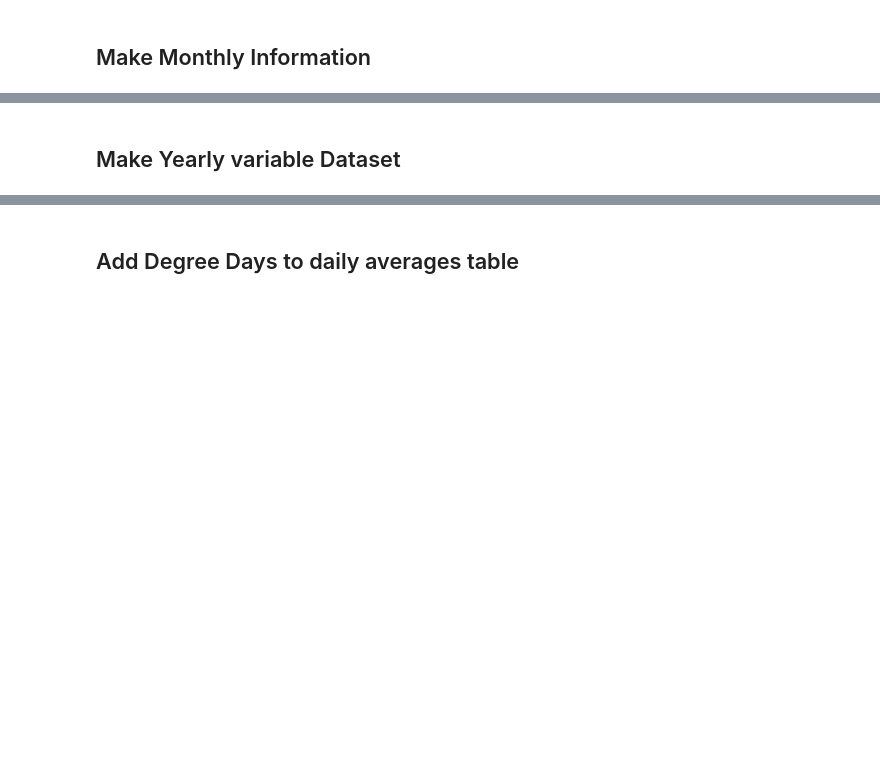
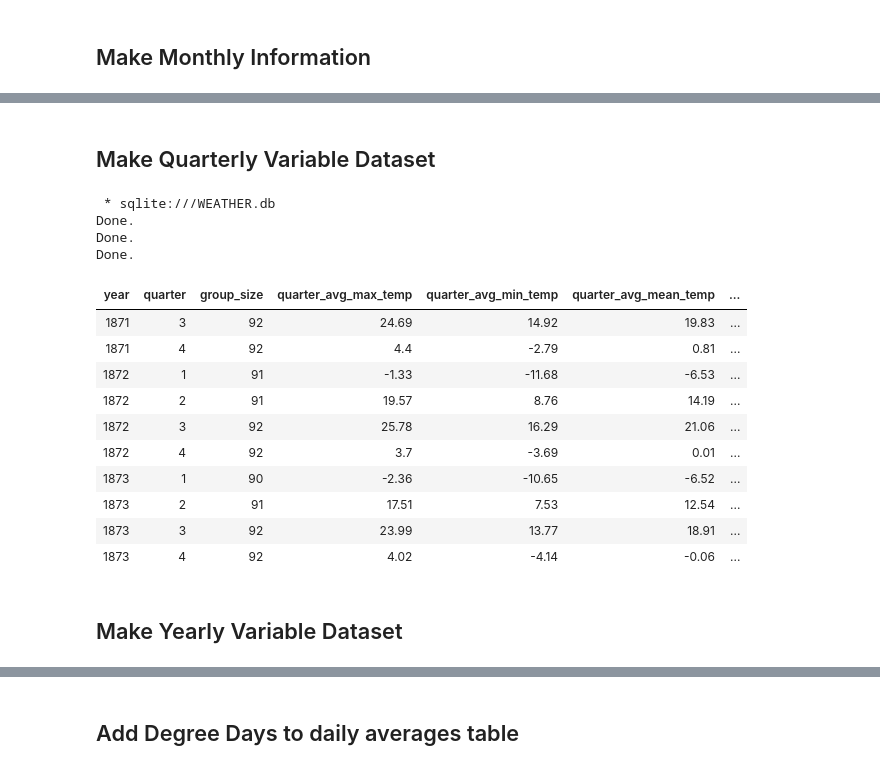
Before and after one commit to maggie-projects-23/Spruce_Budworm_Weather_Data, a Jupyter notebook: SpruceBudworm_weather.ipynb, the cells around one changed output, grey strips where cells are left out. Drawn from its saved outputs; the diff is of its cells as text; code cells hidden in the pictures; blank space fills up the shorter version.

```diff
--- a/SpruceBudworm_weather.ipynb
+++ b/SpruceBudworm_weather.ipynb
@@ -138,4 +140,44 @@ Done.
+# %% [markdown]
+## Make Quarterly Variable Dataset
+# %%
+%%sql
+DROP TABLE IF EXISTS QUARTERLY;
+
+CREATE TABLE QUARTERLY AS
+SELECT
+  strftime('%Y', date) AS year,
+  CASE
+    WHEN CAST(strftime('%m', date) AS INTEGER) IN (1,2,3) THEN 1
+    WHEN CAST(strftime('%m', date) AS INTEGER) IN (4,5,6) THEN 2
+    WHEN CAST(strftime('%m', date) AS INTEGER) IN (7,8,9) THEN 3
+    WHEN CAST(strftime('%m', date) AS INTEGER) IN (10,11,12) THEN 4
+END AS quarter,
+COUNT(*) AS group_size,
+  ROUND(AVG(avg_max_temp), 2) AS quarter_avg_max_temp,
+  ROUND(AVG(avg_min_temp), 2) AS quarter_avg_min_temp,
+  ROUND(AVG(avg_mean_temp), 2) AS quarter_avg_mean_temp,
+  ROUND(SUM(avg_total_precip), 2) AS quarter_total_precip
+FROM DAY_AVERAGE_WEATHER
+GROUP BY year, quarter;
+
+SELECT * FROM QUARTERLY ORDER BY year, quarter LIMIT 10;
+# %% [output]
+ * sqlite:///WEATHER.db
+Done.
+Done.
+Done.
+| year | quarter | group_size | quarter_avg_max_temp | quarter_avg_min_temp | quarter_avg_mean_temp | ... |
+| 1871 | 3 | 92 | 24.69 | 14.92 | 19.83 | ... |
+| 1871 | 4 | 92 | 4.4 | -2.79 | 0.81 | ... |
+| 1872 | 1 | 91 | -1.33 | -11.68 | -6.53 | ... |
+| 1872 | 2 | 91 | 19.57 | 8.76 | 14.19 | ... |
+| 1872 | 3 | 92 | 25.78 | 16.29 | 21.06 | ... |
+| 1872 | 4 | 92 | 3.7 | -3.69 | 0.01 | ... |
+| 1873 | 1 | 90 | -2.36 | -10.65 | -6.52 | ... |
+| 1873 | 2 | 91 | 17.51 | 7.53 | 12.54 | ... |
+| 1873 | 3 | 92 | 23.99 | 13.77 | 18.91 | ... |
+| 1873 | 4 | 92 | 4.02 | -4.14 | -0.06 | ... |
 # %% [markdown]
-## Make Yearly variable Dataset
+## Make Yearly Variable Dataset
 # %%
 %%sql
```
Also changed, not shown: parts of 11 cells of this notebook, 2 other files.
